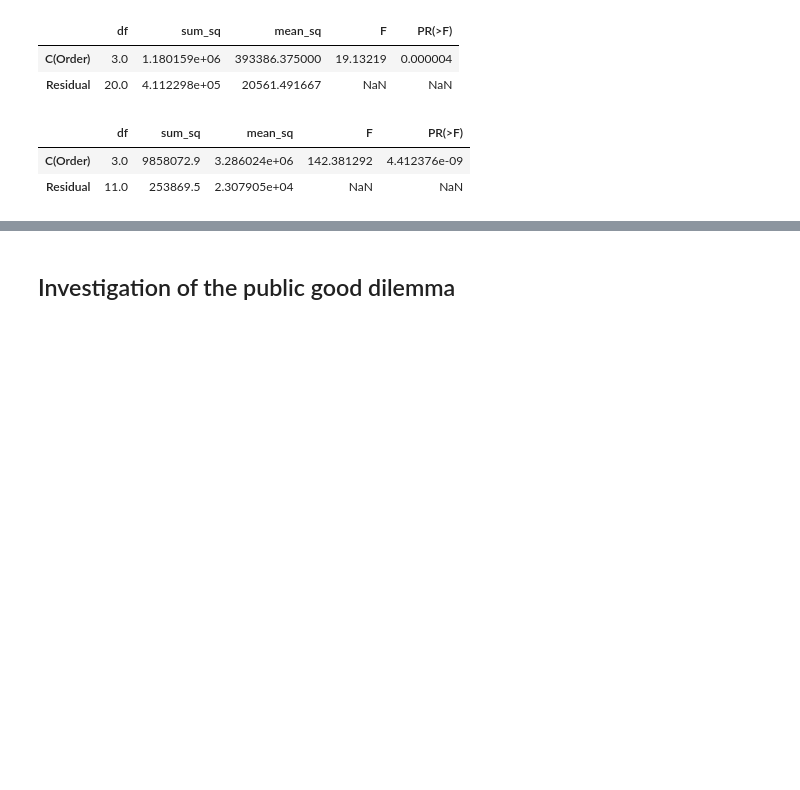
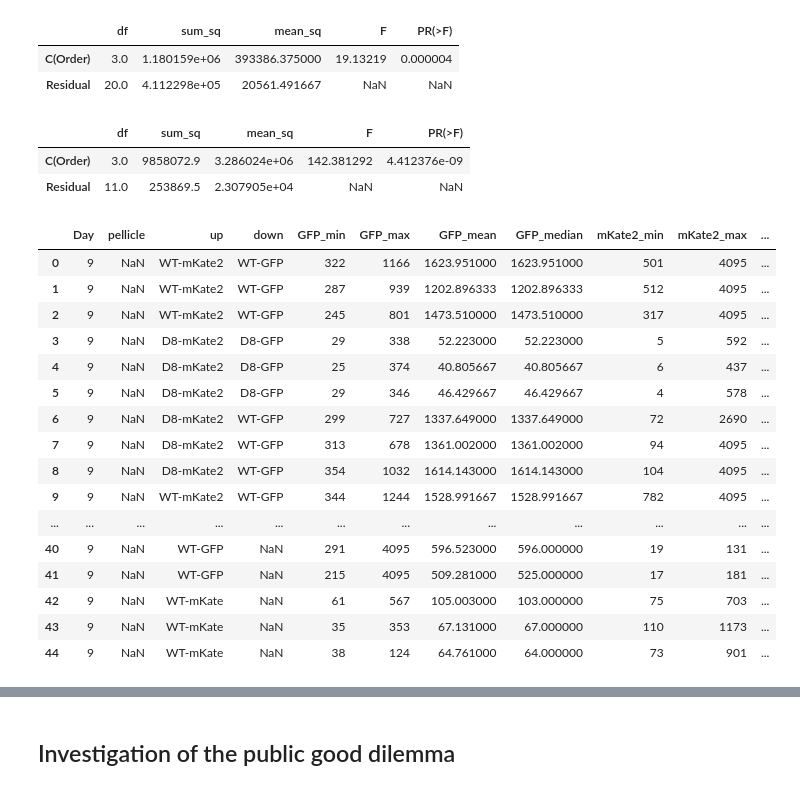
Before and after one commit to NSWlabDundee/Rosazza-et-al-2023-Extracellular-proteases-are-an-essential-public-good-supporting-B.-subtilis-growt, a Jupyter notebook: ExtracellularProteasesPublicGood.ipynb, the cells around one changed output, grey strips where cells are left out. Saved outputs shown, nothing was run; the diff lists cells and outputs as text; code cells hidden in the pictures; blank space fills up the shorter version.

```diff
--- a/ExtracellularProteasesPublicGood.ipynb
+++ b/ExtracellularProteasesPublicGood.ipynb
@@ -1291,3 +1344,24 @@ res.anova_summary
 |  | df | sum_sq | mean_sq | F | PR(>F) |
 | C(Order) | 3.0 | 9858072.9 | 3.286024e+06 | 142.381292 | 4.412376e-09 |
 | Residual | 11.0 | 253869.5 | 2.307905e+04 | NaN | NaN |
+# %%
+transwell_intensity_MSbg_2 = transwell_intensity_MSbg_2[(transwell_intensity_MSbg_2['Annotation'] != 'D8-GFP/blank')&(transwell_intensity_MSbg_2['Annotation'] != 'D8-mKate2/blank')]
+transwell_intensity_MSbg_2.head(50)
+# %% [output]
+|  | Day | pellicle | up | down | GFP_min | GFP_max | GFP_mean | GFP_median | mKate2_min | mKate2_max | ... |
+| 0 | 9 | NaN | WT-mKate2 | WT-GFP | 322 | 1166 | 1623.951000 | 1623.951000 | 501 | 4095 | ... |
+| 1 | 9 | NaN | WT-mKate2 | WT-GFP | 287 | 939 | 1202.896333 | 1202.896333 | 512 | 4095 | ... |
+| 2 | 9 | NaN | WT-mKate2 | WT-GFP | 245 | 801 | 1473.510000 | 1473.510000 | 317 | 4095 | ... |
+| 3 | 9 | NaN | D8-mKate2 | D8-GFP | 29 | 338 | 52.223000 | 52.223000 | 5 | 592 | ... |
+| 4 | 9 | NaN | D8-mKate2 | D8-GFP | 25 | 374 | 40.805667 | 40.805667 | 6 | 437 | ... |
+| 5 | 9 | NaN | D8-mKate2 | D8-GFP | 29 | 346 | 46.429667 | 46.429667 | 4 | 578 | ... |
+| 6 | 9 | NaN | D8-mKate2 | WT-GFP | 299 | 727 | 1337.649000 | 1337.649000 | 72 | 2690 | ... |
+| 7 | 9 | NaN | D8-mKate2 | WT-GFP | 313 | 678 | 1361.002000 | 1361.002000 | 94 | 4095 | ... |
+| 8 | 9 | NaN | D8-mKate2 | WT-GFP | 354 | 1032 | 1614.143000 | 1614.143000 | 104 | 4095 | ... |
+| 9 | 9 | NaN | WT-mKate2 | WT-GFP | 344 | 1244 | 1528.991667 | 1528.991667 | 782 | 4095 | ... |
+| ... | ... | ... | ... | ... | ... | ... | ... | ... | ... | ... | ... |
+| 40 | 9 | NaN | WT-GFP | NaN | 291 | 4095 | 596.523000 | 596.000000 | 19 | 131 | ... |
+| 41 | 9 | NaN | WT-GFP | NaN | 215 | 4095 | 509.281000 | 525.000000 | 17 | 181 | ... |
+| 42 | 9 | NaN | WT-mKate | NaN | 61 | 567 | 105.003000 | 103.000000 | 75 | 703 | ... |
+| 43 | 9 | NaN | WT-mKate | NaN | 35 | 353 | 67.131000 | 67.000000 | 110 | 1173 | ... |
+| 44 | 9 | NaN | WT-mKate | NaN | 38 | 124 | 64.761000 | 64.000000 | 73 | 901 | ... |
```
Also changed, not shown: parts of 4 cells of this notebook.
